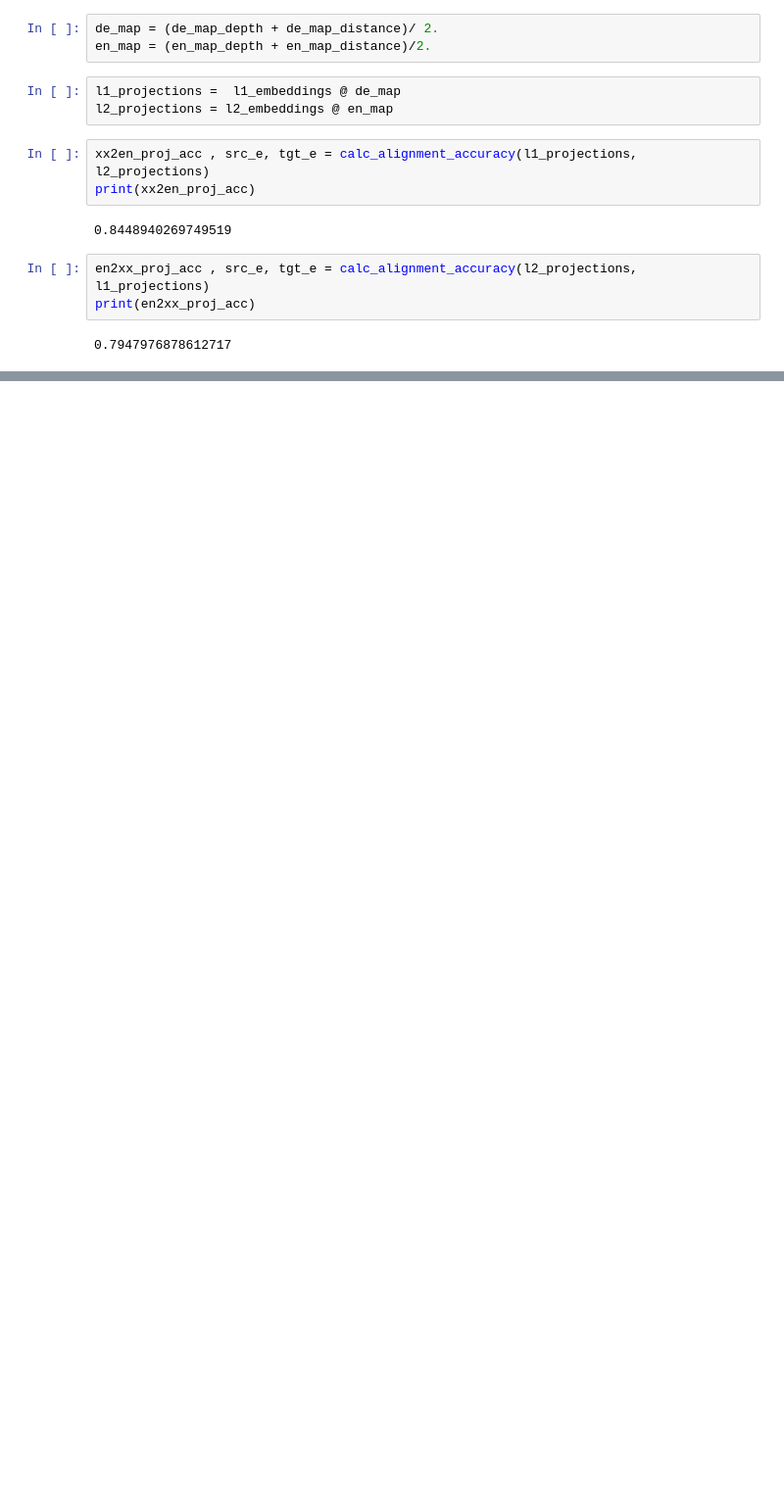
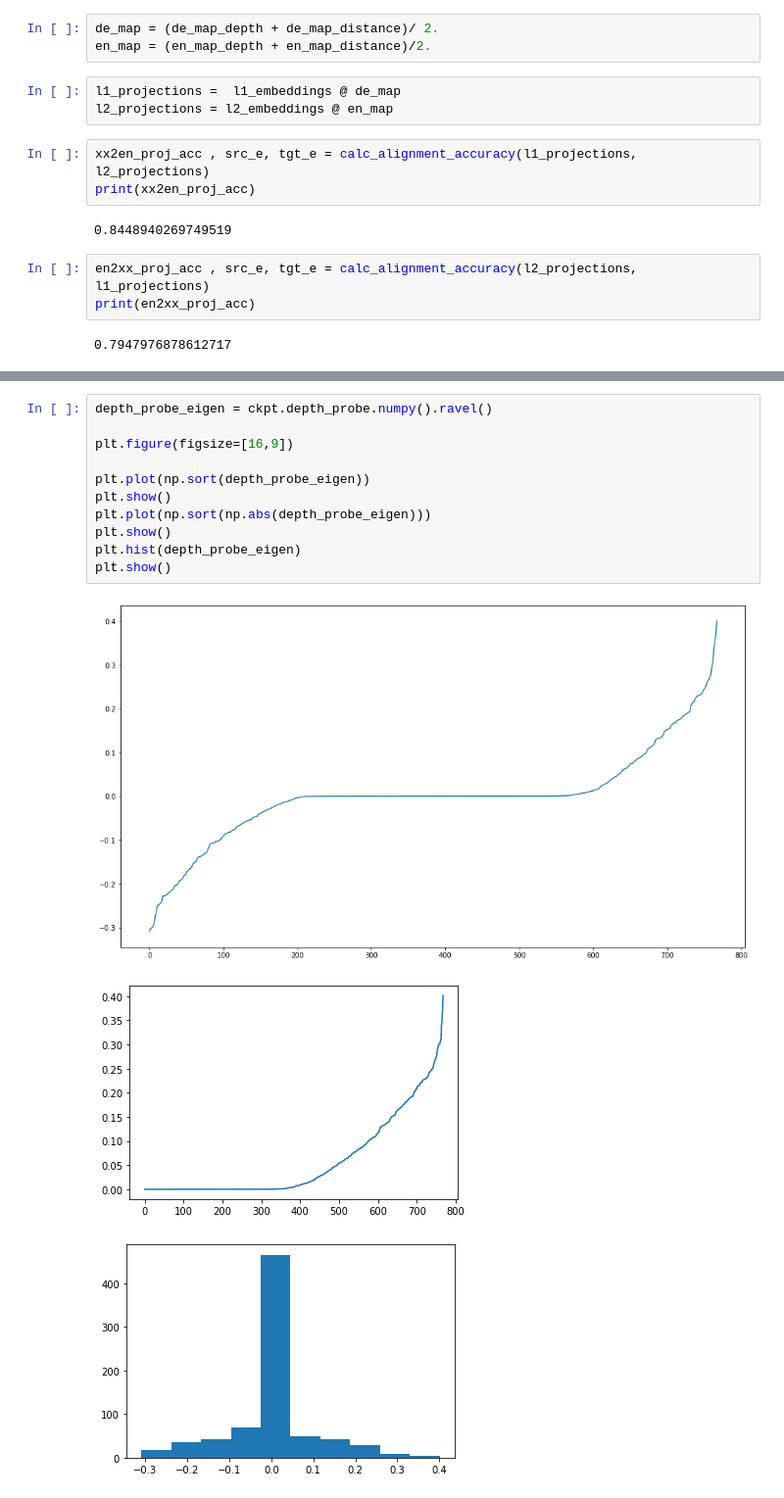
Before and after one commit to tomlimi/OrthogonalTransformerProbing, a Jupyter notebook: AlignmentRetrival.ipynb, the cells around one changed output, grey strips where cells are left out. Shown at 98% size. Saved outputs shown, nothing was run; the diff lists cells and outputs as text; blank space fills up the shorter version.

```diff
--- a/AlignmentRetrival.ipynb
+++ b/AlignmentRetrival.ipynb
@@ -586,0 +552,15 @@ print(en2xx_proj_acc)
+# %%
+depth_probe_eigen = ckpt.depth_probe.numpy().ravel()
+
+plt.figure(figsize=[16,9])
+
+plt.plot(np.sort(depth_probe_eigen))
+plt.show()
+plt.plot(np.sort(np.abs(depth_probe_eigen)))
+plt.show()
+plt.hist(depth_probe_eigen)
+plt.show()
+# %% [output]
+[figure, added]
+[figure, added]
+[figure, added]
```
Also changed, not shown: parts of 20 cells of this notebook, 3 other files.
